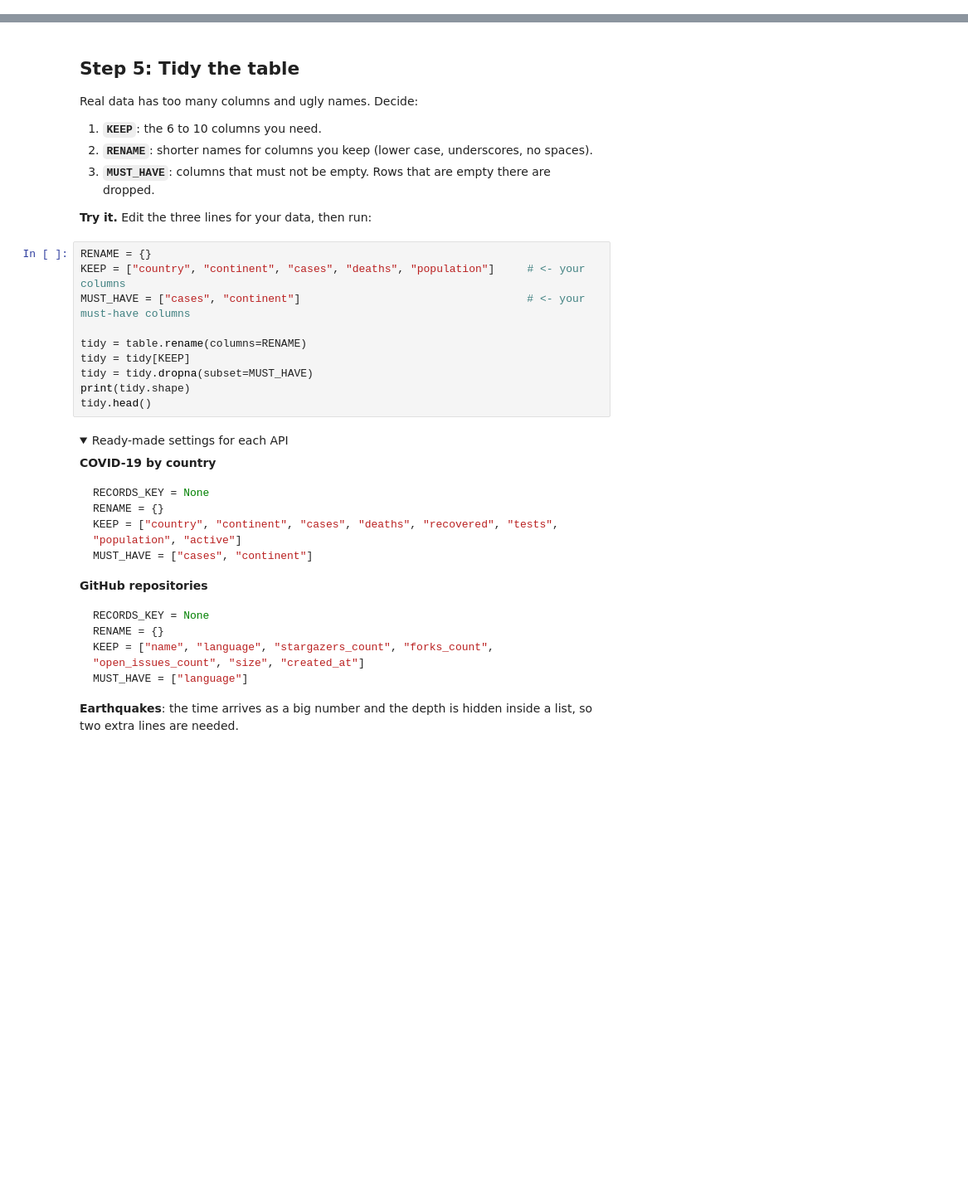
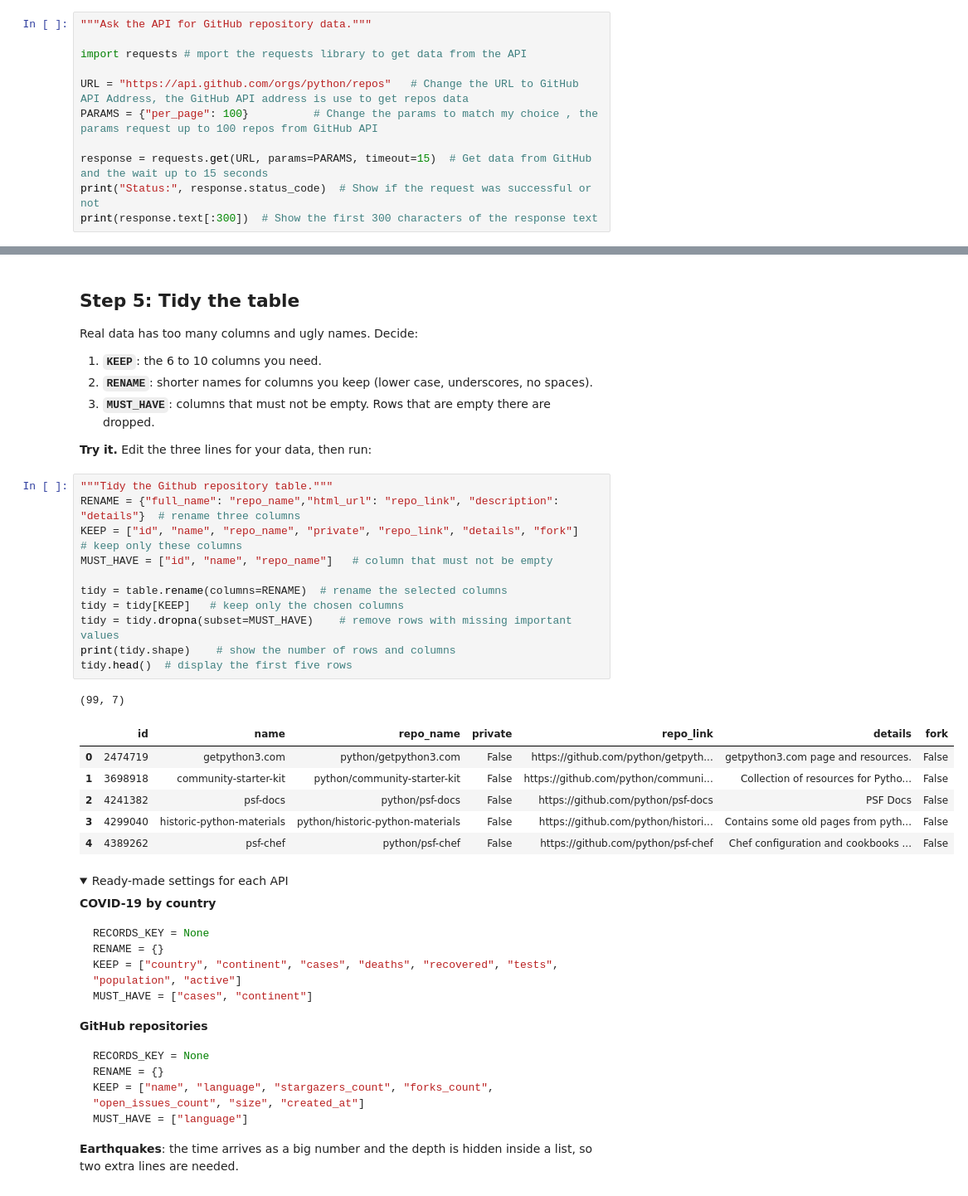
Before and after one commit to AsiaPerrine/CST1510_CW2, a Jupyter notebook: week8/LAB/W08_Lab.ipynb, the cells around one changed output, grey strips where cells are left out. Shown at 83% size. Cells and saved outputs as stored; diff of their text form; folded sections open; blank space fills up the shorter version.

```diff
--- a/week8/LAB/W08_Lab.ipynb
+++ b/week8/LAB/W08_Lab.ipynb
@@ -151,0 +157,11 @@ print(response.text[:300])
+# %%
+"""Ask the API for GitHub repository data."""
+
+import requests # mport the requests library to get data from the API
+
+URL = "https://api.github.com/orgs/python/repos"   # Change the URL to GitHub API Address, the GitHub API address is use to get repos data
+PARAMS = {"per_page": 100}          # Change the params to match my choice , the params request up to 100 repos from GitHub API
+
+response = requests.get(URL, params=PARAMS, timeout=15)  # Get data from GitHub and the wait up to 15 seconds
+print("Status:", response.status_code)  # Show if the request was successful or not
+print(response.text[:300])  # Show the first 300 characters of the response text
@@ -216,16 +259,25 @@ Real data has too many columns and ugly names. Decide:
 3. **`MUST_HAVE`**: columns that must not be empty. Rows that are empty there are dropped.
 
 **Try it.** Edit the three lines for your data, then run:
-# %%
-RENAME = {}
-KEEP = ["country", "continent", "cases", "deaths", "population"]     # <- your columns
-MUST_HAVE = ["cases", "continent"]                                   # <- your must-have columns
-
-tidy = table.rename(columns=RENAME)
-tidy = tidy[KEEP]
-tidy = tidy.dropna(subset=MUST_HAVE)
-print(tidy.shape)
-tidy.head()
+# %%
+"""Tidy the Github repository table."""
+RENAME = {"full_name": "repo_name","html_url": "repo_link", "description": "details"}  # rename three columns
+KEEP = ["id", "name", "repo_name", "private", "repo_link", "details", "fork"]     # keep only these columns
+MUST_HAVE = ["id", "name", "repo_name"]   # column that must not be empty
+
+tidy = table.rename(columns=RENAME)  # rename the selected columns
+tidy = tidy[KEEP]   # keep only the chosen columns
+tidy = tidy.dropna(subset=MUST_HAVE)    # remove rows with missing important values
+print(tidy.shape)    # show the number of rows and columns
+tidy.head()  # display the first five rows
+# %% [output]
+(99, 7)
+|  | id | name | repo_name | private | repo_link | details | fork |
+| 0 | 2474719 | getpython3.com | python/getpython3.com | False | https://github.com/python/getpyth... | getpython3.com page and resources. | False |
+| 1 | 3698918 | community-starter-kit | python/community-starter-kit | False | https://github.com/python/communi... | Collection of resources for Pytho... | False |
+| 2 | 4241382 | psf-docs | python/psf-docs | False | https://github.com/python/psf-docs | PSF Docs | False |
+| 3 | 4299040 | historic-python-materials | python/historic-python-materials | False | https://github.com/python/histori... | Contains some old pages from pyth... | False |
+| 4 | 4389262 | psf-chef | python/psf-chef | False | https://github.com/python/psf-chef | Chef configuration and cookbooks ... | False |
 # %% [markdown]
 <details><summary>Ready-made settings for each API</summary>
 
```
Also changed, not shown: parts of 7 cells of this notebook.
